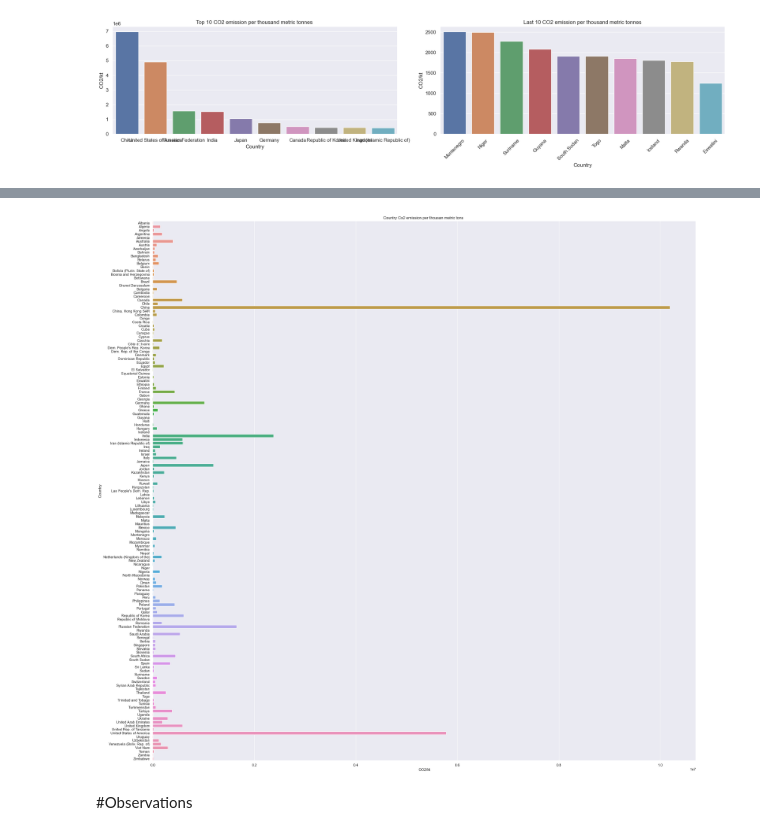
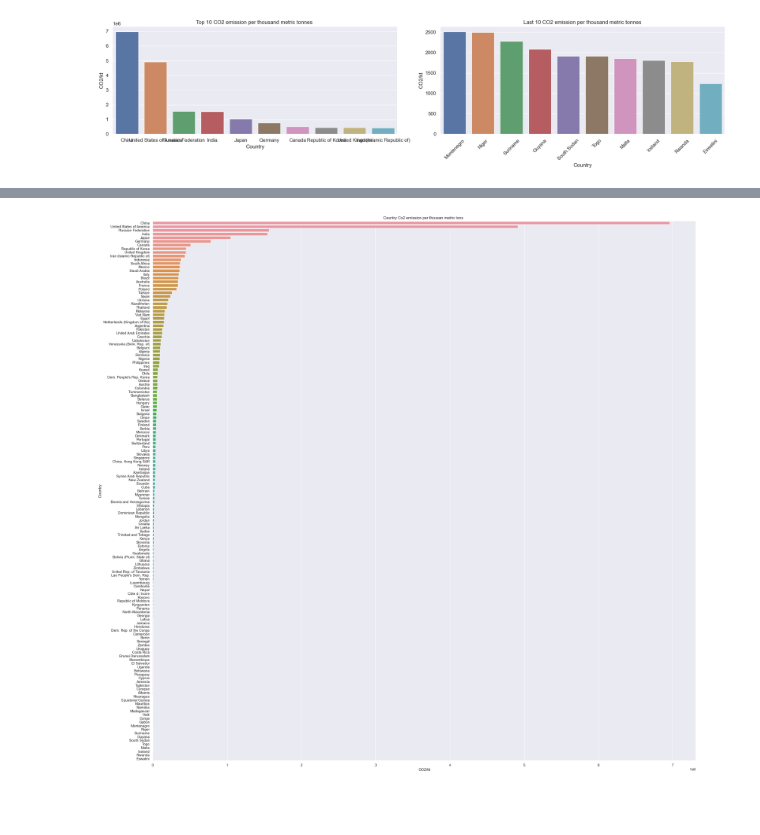
Before and after one commit to ntakirutimanapierre/Analytics-Assignemnt2-Exploratory-Data-Analysis-and-Reporting, a Jupyter notebook: g_assignment.ipynb, the cells around one changed output, grey strips where cells are left out. Cells and saved outputs as stored; diff of their text form; code cells hidden in the pictures; blank space fills up the shorter version.

```diff
--- a/g_assignment.ipynb
+++ b/g_assignment.ipynb
@@ -92,4 +59,4 @@ co2_data.rename(columns= {"Unnamed: 1":"Country"},inplace=True)
 # %%
 #dropping Foot notes columns
 
-co2_data.drop(columns="Footnotes", inplace=True)
+co2_data.drop(columns=["Footnotes","Series","Source"], inplace=True)
@@ -207,6 +183,6 @@ p_co2.shape[0] + k_co2.shape[0]
 # %%
 #dropping the other dataset corresponding values
-merged_data = merged_data.drop(['Region/Country/Area_y','Year_y','Series_y','Source_y'],axis = 1)
+merged_data = merged_data.drop(['Region/Country/Area_y','Year_y'],axis = 1)
 # %%
 #statistical description of the dataset
 merged_data.describe()
@@ -324,11 +320,10 @@ plt.show()
 # %%
 #country co2 emission per thousand metric tons
+countries_sorted_k = grouped_data.sort_values(by='CO2/kt', ascending=False)
 fig,ax = plt.subplots()
 fig.set_size_inches(30,30)
-sns.barplot(data= grouped_data, y='Country' ,x ='CO2/kt' )
-plt.title("Country Co2 emission per thousan metric tons  ")
+sns.barplot(data= countries_sorted_k, y='Country' ,x ='CO2/kt' )
+plt.title("Country Co2 emission per thousand metric tons  ")
 plt.show()
 # %% [output]
-[figure, old version]
+[figure, new version]
-# %% [markdown]
-#Observations
```
Also changed, not shown: parts of 41 cells of this notebook.
